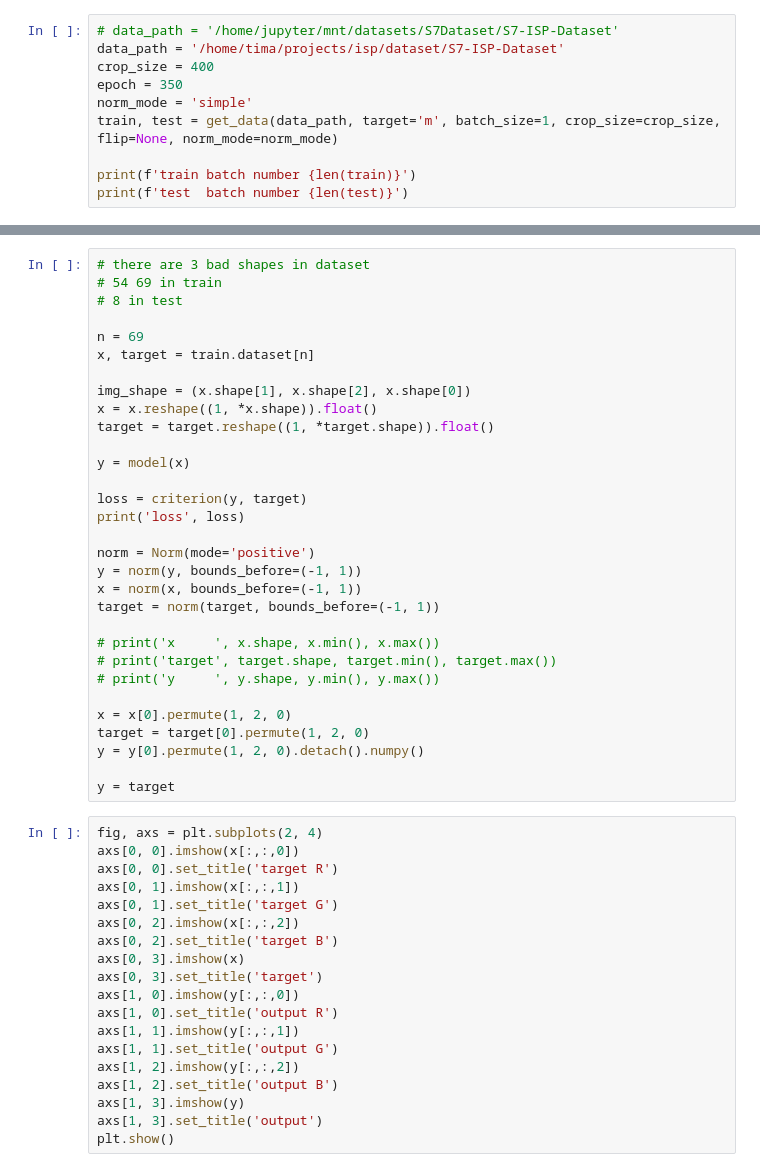
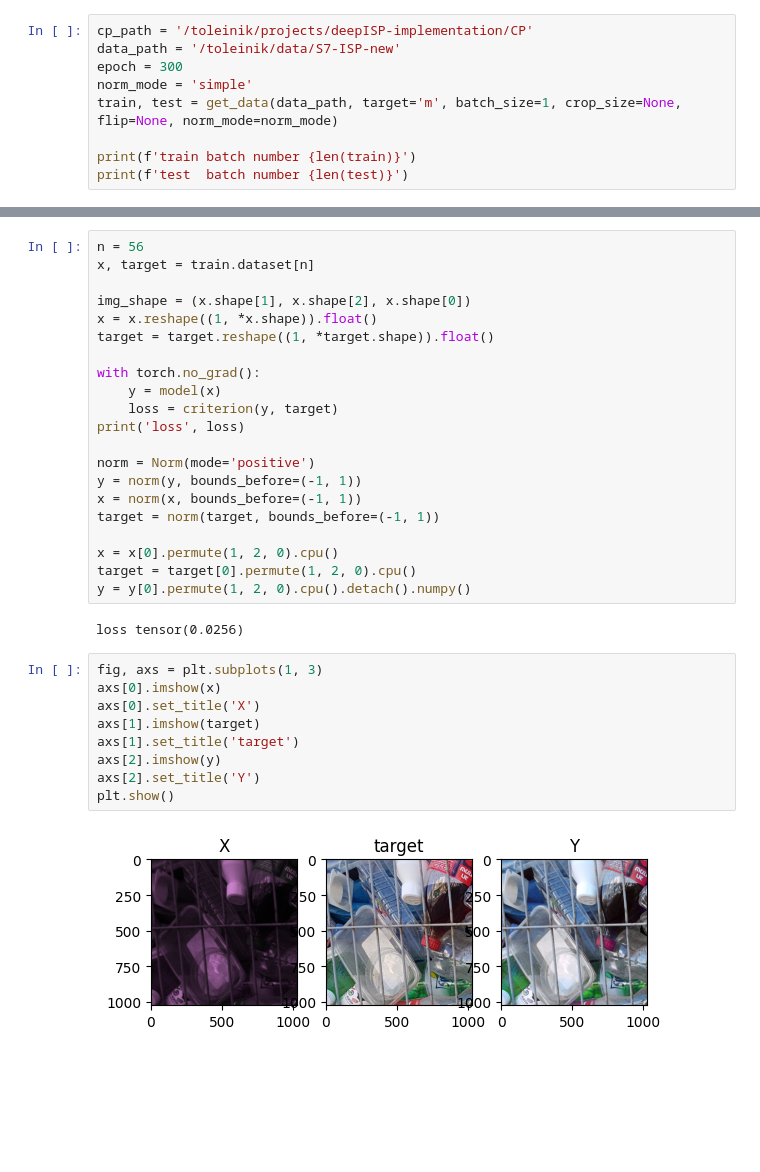
Before and after one commit to timakrutoi/deepISP-implementation, a Jupyter notebook: testing.ipynb, the cells around one changed output, grey strips where cells are left out. Saved outputs shown, nothing was run; the diff lists cells and outputs as text; blank space fills up the shorter version.

```diff
--- a/testing.ipynb
+++ b/testing.ipynb
@@ -14,12 +12,11 @@ from loss import deepISPloss
 
 from utils import *
 # %%
-# data_path = '/home/jupyter/mnt/datasets/S7Dataset/S7-ISP-Dataset'
-data_path = '/home/tima/projects/isp/dataset/S7-ISP-Dataset'
-crop_size = 400
-epoch = 350
+cp_path = '/toleinik/projects/deepISP-implementation/CP'
+data_path = '/toleinik/data/S7-ISP-new'
+epoch = 300
 norm_mode = 'simple'
-train, test = get_data(data_path, target='m', batch_size=1, crop_size=crop_size, flip=None, norm_mode=norm_mode)
+train, test = get_data(data_path, target='m', batch_size=1, crop_size=None, flip=None, norm_mode=norm_mode)
 
 print(f'train batch number {len(train)}')
 print(f'test  batch number {len(test)}')
@@ -38,19 +37,15 @@ torch.autograd.set_detect_anomaly(True)
 criterion = deepISPloss(norm_mode=norm_mode)
 # %%
-# there are 3 bad shapes in dataset
-# 54 69 in train
-# 8 in test
-
-n = 69
+n = 56
 x, target = train.dataset[n]
 
 img_shape = (x.shape[1], x.shape[2], x.shape[0])
 x = x.reshape((1, *x.shape)).float()
 target = target.reshape((1, *target.shape)).float()
 
-y = model(x)
-
-loss = criterion(y, target)
+with torch.no_grad():
+    y = model(x)
+    loss = criterion(y, target)
 print('loss', loss)
 
 norm = Norm(mode='positive')
@@ -58,31 +53,19 @@ y = norm(y, bounds_before=(-1, 1))
 x = norm(x, bounds_before=(-1, 1))
 target = norm(target, bounds_before=(-1, 1))
 
-# print('x     ', x.shape, x.min(), x.max())
-# print('target', target.shape, target.min(), target.max())
-# print('y     ', y.shape, y.min(), y.max())
-
-x = x[0].permute(1, 2, 0)
-target = target[0].permute(1, 2, 0)
-y = y[0].permute(1, 2, 0).detach().numpy()
-
-y = target
+x = x[0].permute(1, 2, 0).cpu()
+target = target[0].permute(1, 2, 0).cpu()
+y = y[0].permute(1, 2, 0).cpu().detach().numpy()
+# %% [output]
+loss tensor(0.0256)
-# %%
-fig, axs = plt.subplots(2, 4)
-axs[0, 0].imshow(x[:,:,0])
-axs[0, 0].set_title('target R')
-axs[0, 1].imshow(x[:,:,1])
-axs[0, 1].set_title('target G')
-axs[0, 2].imshow(x[:,:,2])
-axs[0, 2].set_title('target B')
-axs[0, 3].imshow(x)
-axs[0, 3].set_title('target')
-axs[1, 0].imshow(y[:,:,0])
-axs[1, 0].set_title('output R')
-axs[1, 1].imshow(y[:,:,1])
-axs[1, 1].set_title('output G')
-axs[1, 2].imshow(y[:,:,2])
-axs[1, 2].set_title('output B')
-axs[1, 3].imshow(y)
-axs[1, 3].set_title('output')
-plt.show()
+# %%
+fig, axs = plt.subplots(1, 3)
+axs[0].imshow(x)
+axs[0].set_title('X')
+axs[1].imshow(target)
+axs[1].set_title('target')
+axs[2].imshow(y)
+axs[2].set_title('Y')
+plt.show()
+# %% [output]
+[figure, added]
```
Also changed, not shown: parts of 3 cells of this notebook.
